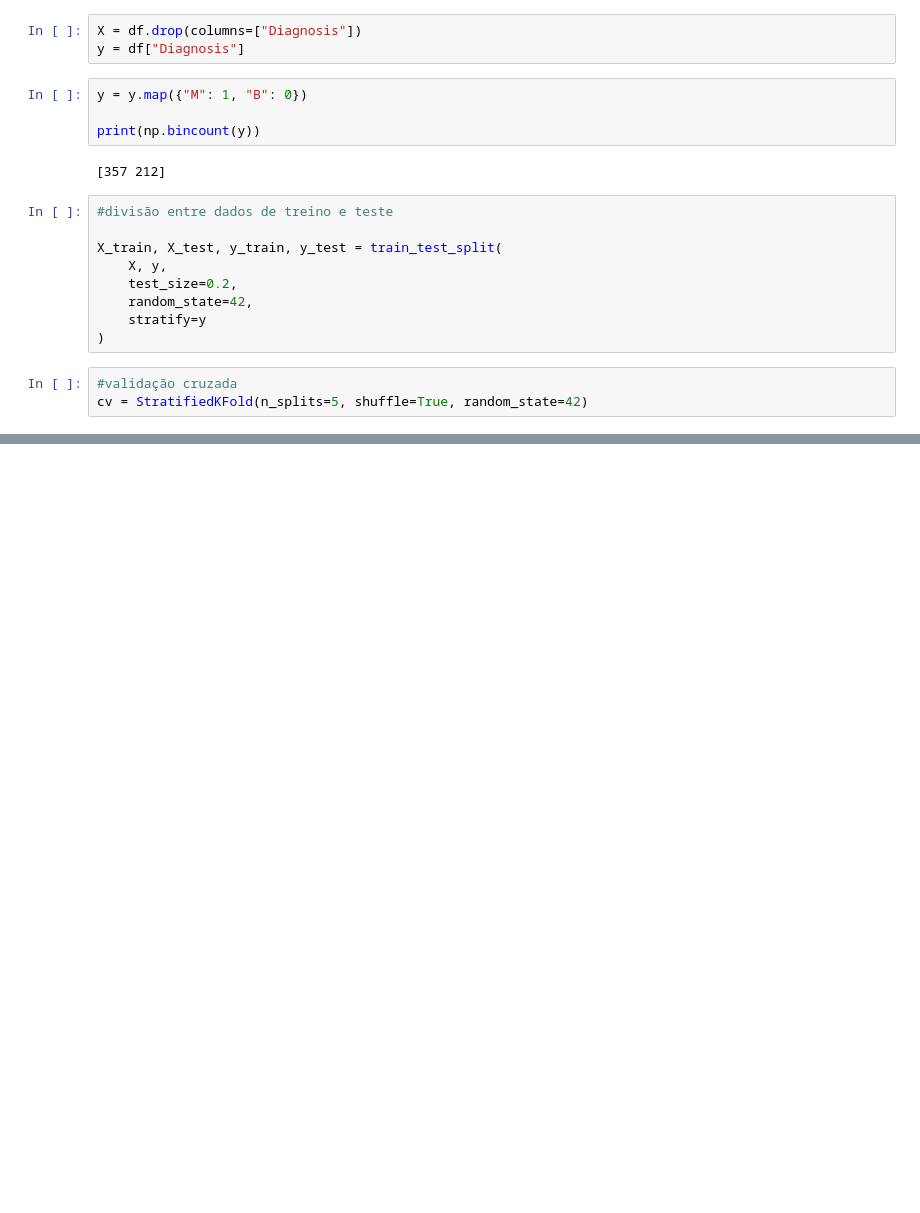
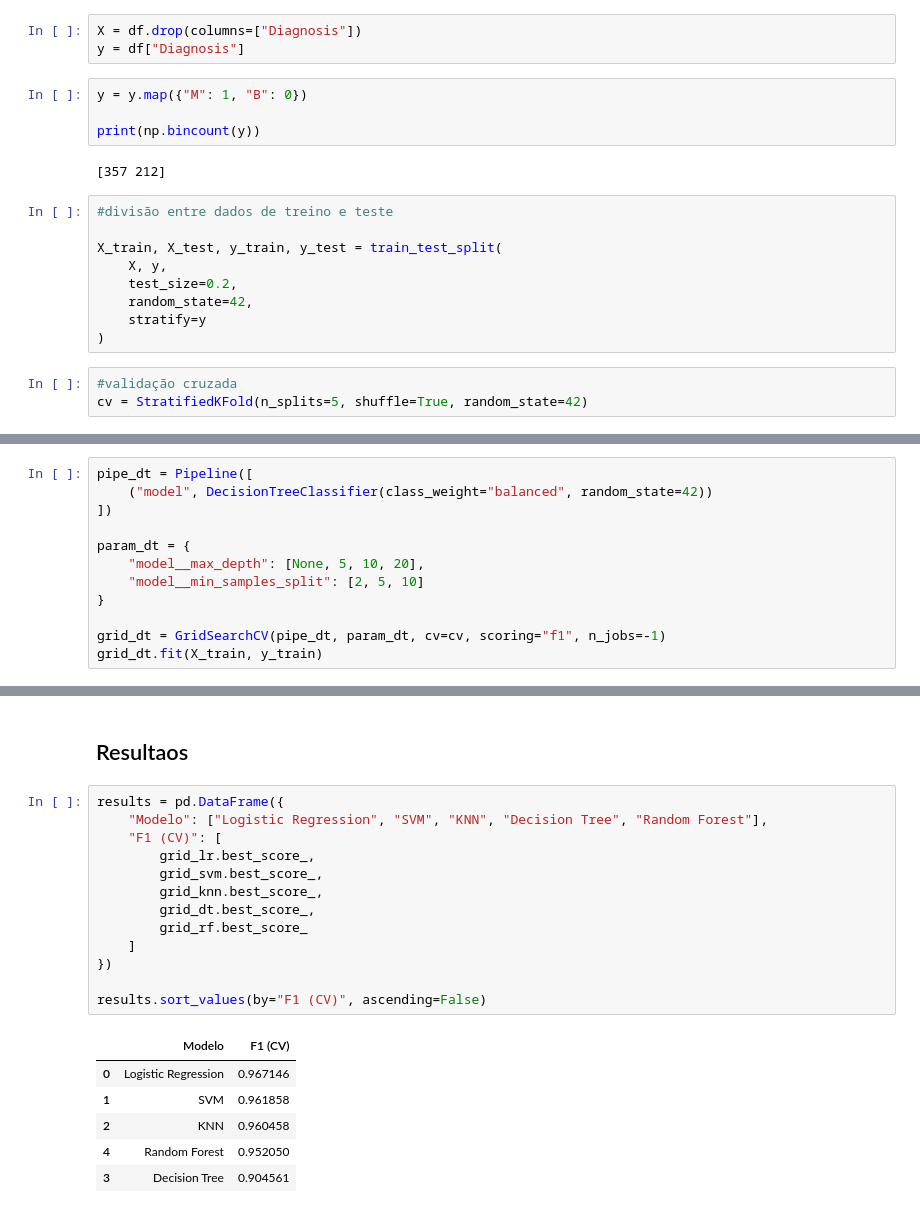
Before and after one commit to mariaclaraps/projeto-ciencia-dos-dados, a Jupyter notebook: notebooks/cancer_classificacao.ipynb, the cells around one changed output, grey strips where cells are left out. Saved outputs shown, nothing was run; the diff lists cells and outputs as text; blank space fills up the shorter version.

```diff
--- a/notebooks/cancer_classificacao.ipynb
+++ b/notebooks/cancer_classificacao.ipynb
@@ -183,0 +215,12 @@ weighted avg       0.99      0.99      0.99       114
+# %%
+pipe_dt = Pipeline([
+    ("model", DecisionTreeClassifier(class_weight="balanced", random_state=42))
+])
+
+param_dt = {
+    "model__max_depth": [None, 5, 10, 20],
+    "model__min_samples_split": [2, 5, 10]
+}
+
+grid_dt = GridSearchCV(pipe_dt, param_dt, cv=cv, scoring="f1", n_jobs=-1)
+grid_dt.fit(X_train, y_train)
@@ -183,0 +259,22 @@ weighted avg       0.99      0.99      0.99       114
+# %% [markdown]
+## Resultaos
+# %%
+results = pd.DataFrame({
+    "Modelo": ["Logistic Regression", "SVM", "KNN", "Decision Tree", "Random Forest"],
+    "F1 (CV)": [
+        grid_lr.best_score_,
+        grid_svm.best_score_,
+        grid_knn.best_score_,
+        grid_dt.best_score_,
+        grid_rf.best_score_
+    ]
+})
+
+results.sort_values(by="F1 (CV)", ascending=False)
+# %% [output]
+|  | Modelo | F1 (CV) |
+| 0 | Logistic Regression | 0.967146 |
+| 1 | SVM | 0.961858 |
+| 2 | KNN | 0.960458 |
+| 4 | Random Forest | 0.952050 |
+| 3 | Decision Tree | 0.904561 |
```
Also changed, not shown: parts of 22 cells of this notebook.
